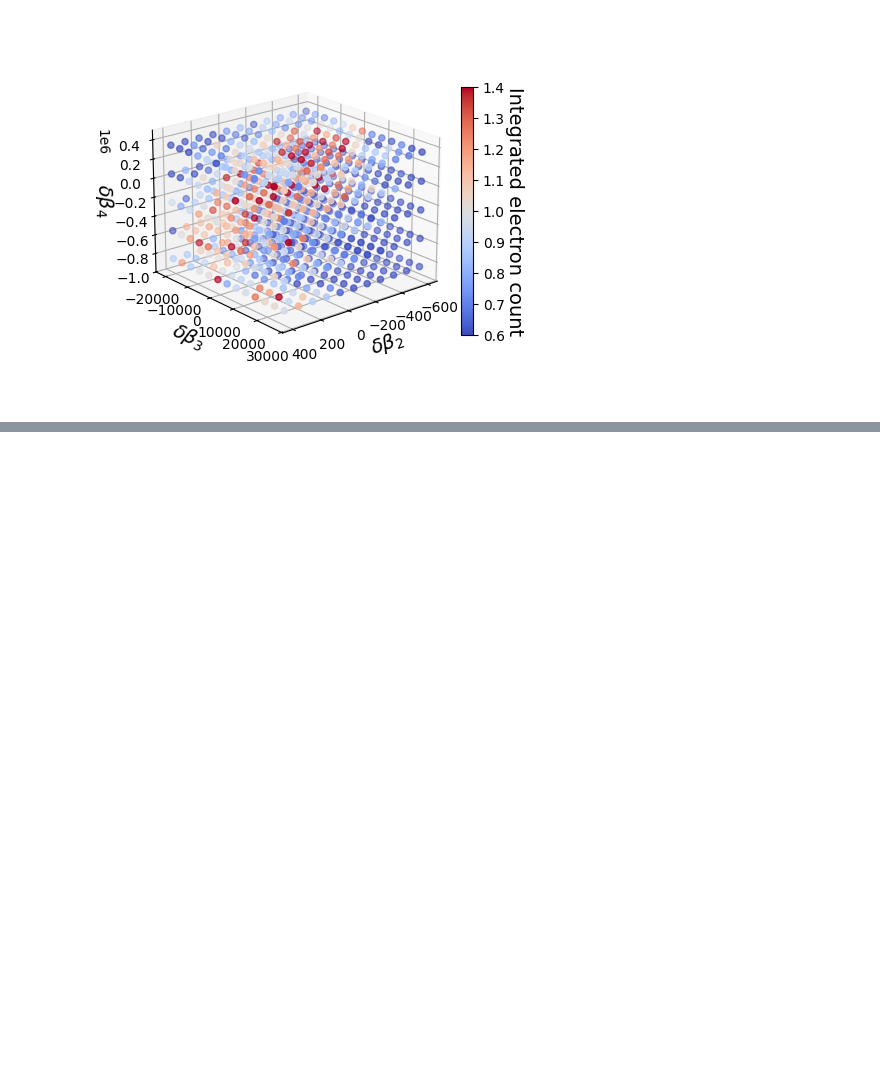
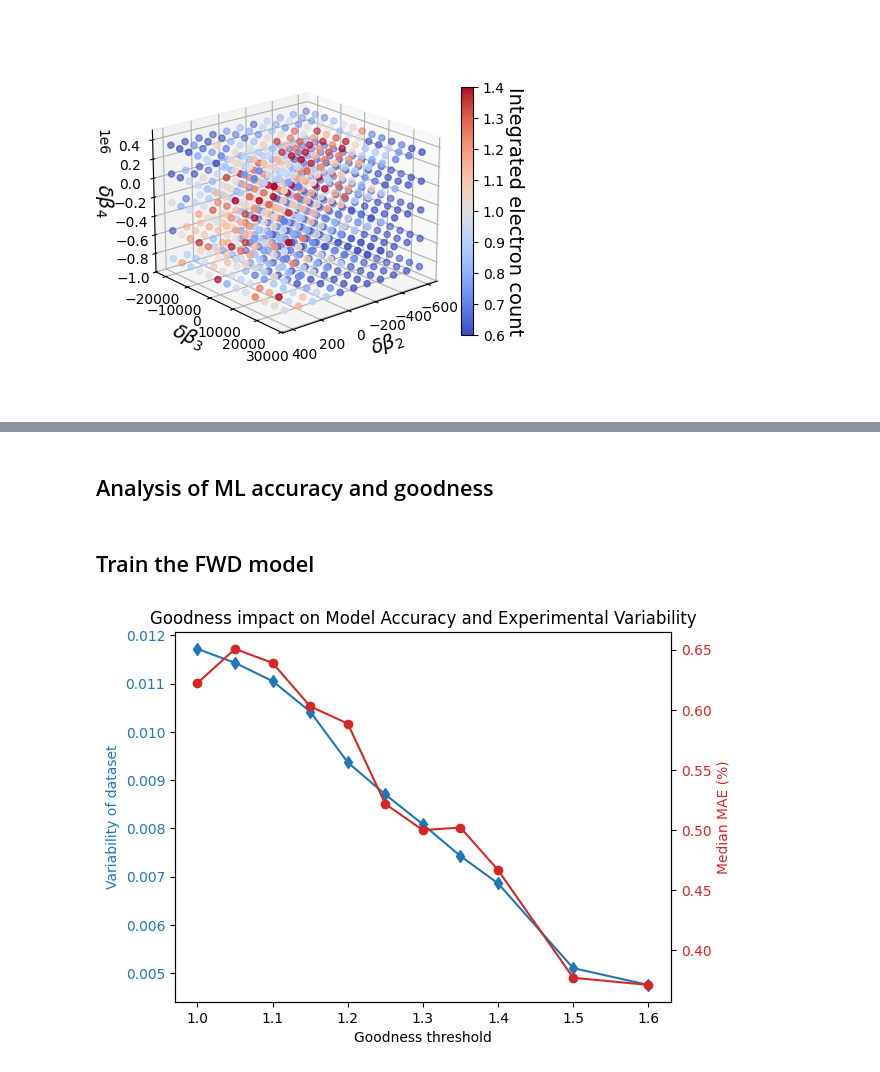
Before and after one commit to javierhndev/ML-pulse-shaping, a Jupyter notebook: analysis_goodness_and_motivation.ipynb, the cells around one changed output, grey strips where cells are left out. Drawn from its saved outputs; the diff is of its cells as text; code cells hidden in the pictures; blank space fills up the shorter version.

Commit message:
Custom pulse shaping

```diff
--- a/analysis_goodness_and_motivation.ipynb
+++ b/analysis_goodness_and_motivation.ipynb
@@ -165,0 +171,8 @@ ax.set_box_aspect(None, zoom=0.85)
+# %%
+#read the Dazller input data
+df_input=pd.read_hdf(filename_240918,'df_input')
+
+#read the reconstructed pulse data
+df_time_200=pd.read_hdf(filename_240918,'df_time_200')
+df_pulse_200=pd.read_hdf(filename_240918,'df_pulse_200')
+t_200=df_time_200.to_numpy()
@@ -165,0 +245,2 @@ ax.set_box_aspect(None, zoom=0.85)
+# %%
+df_input_avg,df_time_avg=shot_average(df_input_240918,df_pulse_200)
@@ -165,0 +272,2 @@ ax.set_box_aspect(None, zoom=0.85)
+# %% [markdown]
+## Analysis of ML accuracy and goodness
@@ -165,0 +298,2 @@ ax.set_box_aspect(None, zoom=0.85)
+# %% [markdown]
+## Train the FWD model
@@ -165,0 +339,37 @@ ax.set_box_aspect(None, zoom=0.85)
+# %%
+median_error=[np.median(df_error_fwd_100),
+              np.median(df_error_fwd_105),
+                np.median(df_error_fwd_110),
+                np.median(df_error_fwd_115),
+                np.median(df_error_fwd_120),
+                np.median(df_error_fwd_125),
+                np.median(df_error_fwd_130),
+                np.median(df_error_fwd_135),
+                np.median(df_error_fwd_140),
+                np.median(df_error_fwd_150),
+                np.median(df_error_fwd_160)]
+goodness_levels=[1.0,1.05,1.1,1.15,1.2,1.25,1.3,1.35,1.4,1.5,1.6]
+# %%
+#combine the results in a single plot with twin yaxis
+fig, ax1 = plt.subplots()
+
+#ax1.plot(df_input_avg['goodness mean'],df_input_avg['pulse shape std'],'.',color='tab:blue')
+ax1.plot(goodness_list,list_avg_means,'d-',color='tab:blue')
+ax1.set_ylabel('Variability of dataset', color='tab:blue')
+ax1.tick_params(axis='y', labelcolor='tab:blue')
+ax1.set_xlabel('Goodness threshold')
+
+ax2 = ax1.twinx()
+ax2.plot(goodness_levels,100*np.array(median_error),'-o',color='tab:red')
+ax2.set_ylabel('Median MAE (%)', color='tab:red')
+ax2.tick_params(axis='y', labelcolor='tab:red')
+
+
+
+plt.title('Goodness impact on Model Accuracy and Experimental Variability')
+
+# Save figure in EPS format
+#plt.savefig('goodness_analysis.eps', format='eps', dpi=300, bbox_inches='tight')
+plt.show()
+# %% [output]
+[figure, added]
```
Also changed, not shown: parts of 9 cells of this notebook, 4 other files.
